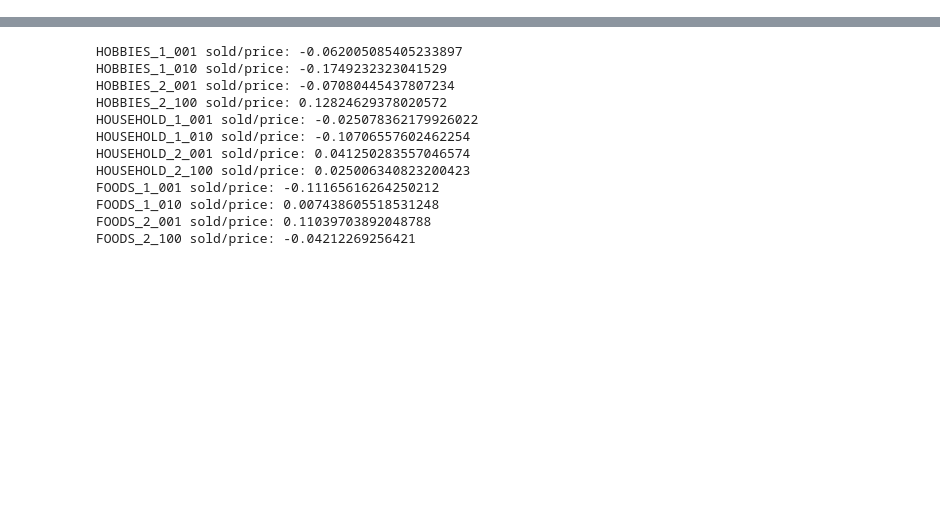
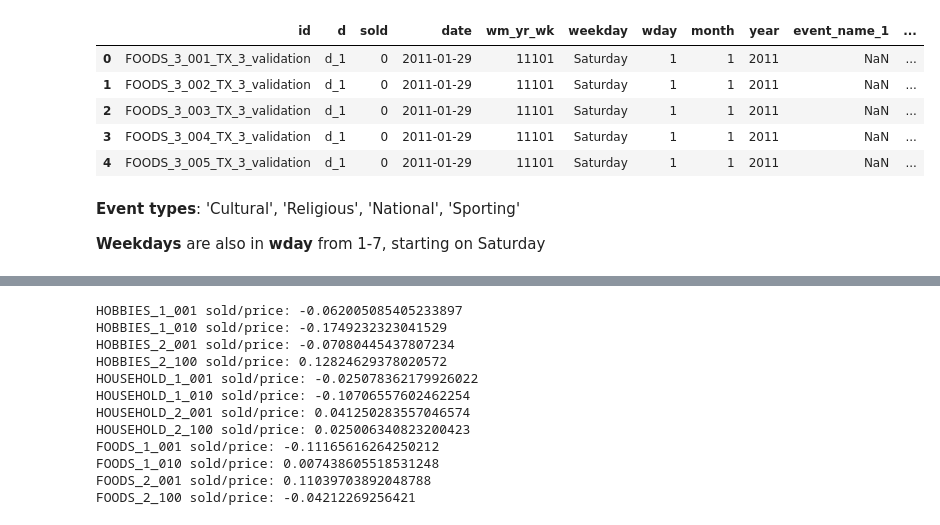
Before and after one commit to paula-sorolla/AFCS-M5, a Jupyter notebook: EDA.ipynb, the cells around one changed output, grey strips where cells are left out. Cells and saved outputs as stored; diff of their text form; code cells hidden in the pictures; blank space fills up the shorter version.

```diff
--- a/EDA.ipynb
+++ b/EDA.ipynb
@@ -43,32 +46 @@ for d in range(1942,1970):
-# %%
-def downcast(df):
-    cols = df.dtypes.index.tolist()
-    types = df.dtypes.values.tolist()
-    for i,t in enumerate(types):
-        if 'int' in str(t):
-            if df[cols[i]].min() > np.iinfo(np.int8).min and df[cols[i]].max() < np.iinfo(np.int8).max:
-                df[cols[i]] = df[cols[i]].astype(np.int8)
-            elif df[cols[i]].min() > np.iinfo(np.int16).min and df[cols[i]].max() < np.iinfo(np.int16).max:
-                df[cols[i]] = df[cols[i]].astype(np.int16)
-            elif df[cols[i]].min() > np.iinfo(np.int32).min and df[cols[i]].max() < np.iinfo(np.int32).max:
-                df[cols[i]] = df[cols[i]].astype(np.int32)
-            else:
-                df[cols[i]] = df[cols[i]].astype(np.int64)
-        elif 'float' in str(t):
-            if df[cols[i]].min() > np.finfo(np.float16).min and df[cols[i]].max() < np.finfo(np.float16).max:
-                df[cols[i]] = df[cols[i]].astype(np.float16)
-            elif df[cols[i]].min() > np.finfo(np.float32).min and df[cols[i]].max() < np.finfo(np.float32).max:
-                df[cols[i]] = df[cols[i]].astype(np.float32)
-            else:
-                df[cols[i]] = df[cols[i]].astype(np.float64)
-        elif t == object:
-            if cols[i] == 'date':
-                df[cols[i]] = pd.to_datetime(df[cols[i]], format='%Y-%m-%d')
-            else:
-                df[cols[i]] = df[cols[i]].astype('category')
-    return df
-
-sales = downcast(sales)
-prices = downcast(prices)
-calendar = downcast(calendar)
 # %%
@@ -114,0 +102,13 @@ None
+# %%
+df.head()
+# %% [output]
+|  | id | d | sold | date | wm_yr_wk | weekday | wday | month | year | event_name_1 | ... |
+| 0 | FOODS_3_001_TX_3_validation | d_1 | 0 | 2011-01-29 | 11101 | Saturday | 1 | 1 | 2011 | NaN | ... |
+| 1 | FOODS_3_002_TX_3_validation | d_1 | 0 | 2011-01-29 | 11101 | Saturday | 1 | 1 | 2011 | NaN | ... |
+| 2 | FOODS_3_003_TX_3_validation | d_1 | 0 | 2011-01-29 | 11101 | Saturday | 1 | 1 | 2011 | NaN | ... |
+| 3 | FOODS_3_004_TX_3_validation | d_1 | 0 | 2011-01-29 | 11101 | Saturday | 1 | 1 | 2011 | NaN | ... |
+| 4 | FOODS_3_005_TX_3_validation | d_1 | 0 | 2011-01-29 | 11101 | Saturday | 1 | 1 | 2011 | NaN | ... |
+# %% [markdown]
+**Event types**: 'Cultural', 'Religious', 'National', 'Sporting'
+
+**Weekdays** are also in **wday** from 1-7, starting on Saturday
```
Also changed, not shown: parts of 12 cells of this notebook.
